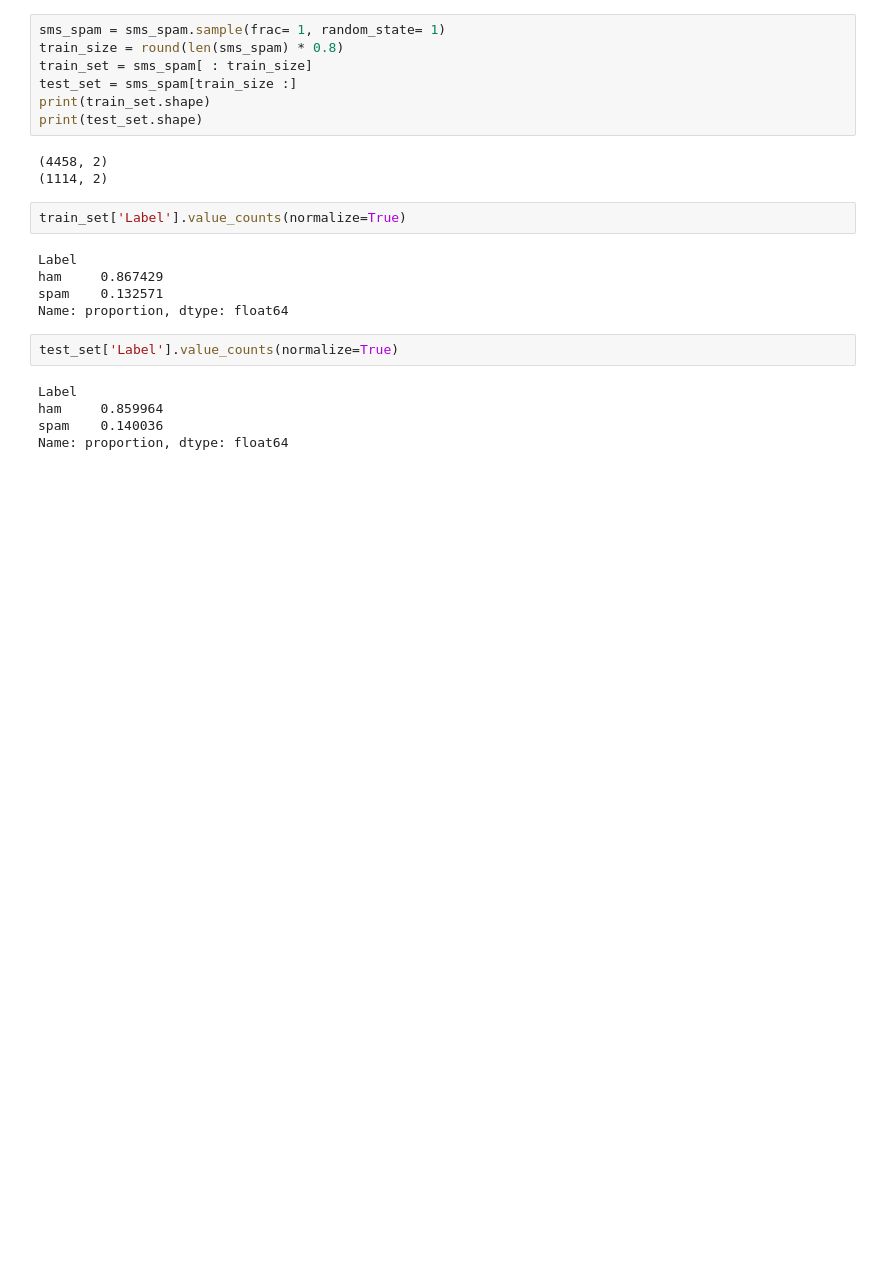
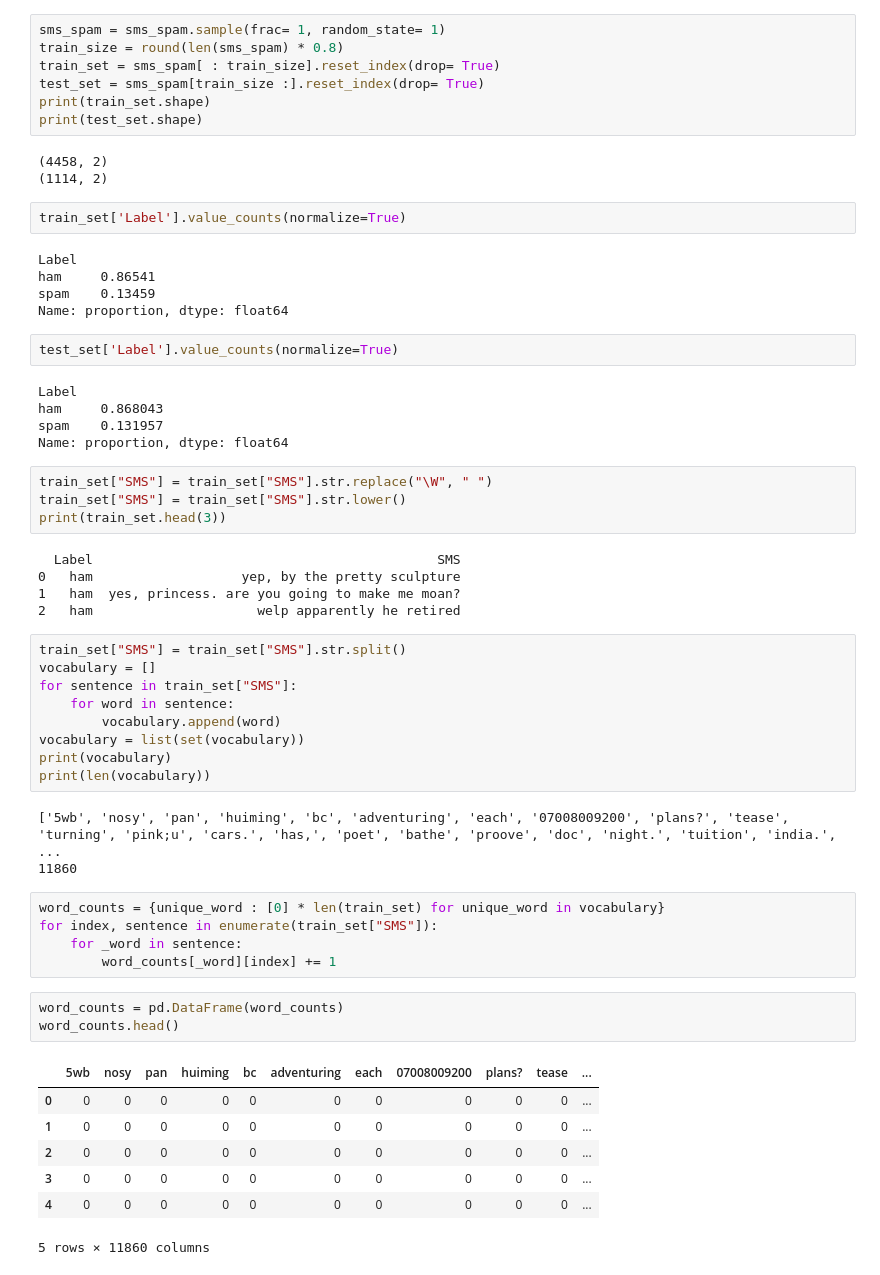
Before and after one commit to HoangLeebadboiz/spam-message, a Jupyter notebook: spam.ipynb, the cells around one changed output. Cells and saved outputs as stored; diff of their text form; blank space fills up the shorter version.

```diff
--- a/spam.ipynb
+++ b/spam.ipynb
@@ -27,8 +27,8 @@ Name: proportion, dtype: float64
 # %%
 sms_spam = sms_spam.sample(frac= 1, random_state= 1)
 train_size = round(len(sms_spam) * 0.8)
-train_set = sms_spam[ : train_size]
-test_set = sms_spam[train_size :]
+train_set = sms_spam[ : train_size].reset_index(drop= True)
+test_set = sms_spam[train_size :].reset_index(drop= True)
 print(train_set.shape)
 print(test_set.shape)
 # %% [output]
@@ -38,13 +38,50 @@ print(test_set.shape)
 train_set['Label'].value_counts(normalize=True)
 # %% [output]
 Label
-ham     0.867429
-spam    0.132571
+ham     0.86541
+spam    0.13459
 Name: proportion, dtype: float64
 # %%
 test_set['Label'].value_counts(normalize=True)
 # %% [output]
 Label
-ham     0.859964
-spam    0.140036
+ham     0.868043
+spam    0.131957
 Name: proportion, dtype: float64
+# %%
+train_set["SMS"] = train_set["SMS"].str.replace("\W", " ")
+train_set["SMS"] = train_set["SMS"].str.lower()
+print(train_set.head(3))
+# %% [output]
+  Label                                            SMS
+0   ham                   yep, by the pretty sculpture
+1   ham  yes, princess. are you going to make me moan?
+2   ham                     welp apparently he retired
+# %%
+train_set["SMS"] = train_set["SMS"].str.split()
+vocabulary = []
+for sentence in train_set["SMS"]:
+    for word in sentence:
+        vocabulary.append(word)
+vocabulary = list(set(vocabulary))
+print(vocabulary)
+print(len(vocabulary))
+# %% [output]
+['5wb', 'nosy', 'pan', 'huiming', 'bc', 'adventuring', 'each', '07008009200', 'plans?', 'tease', 'turning', 'pink;u', 'cars.', 'has,', 'poet', 'bathe', 'proove', 'doc', 'night.', 'tuition', 'india.',  ...
+11860
+# %%
+word_counts = {unique_word : [0] * len(train_set) for unique_word in vocabulary}
+for index, sentence in enumerate(train_set["SMS"]):
+    for _word in sentence:
+        word_counts[_word][index] += 1
+# %%
+word_counts = pd.DataFrame(word_counts)
+word_counts.head()
+# %% [output]
+|  | 5wb | nosy | pan | huiming | bc | adventuring | each | 07008009200 | plans? | tease | ... |
+| 0 | 0 | 0 | 0 | 0 | 0 | 0 | 0 | 0 | 0 | 0 | ... |
+| 1 | 0 | 0 | 0 | 0 | 0 | 0 | 0 | 0 | 0 | 0 | ... |
+| 2 | 0 | 0 | 0 | 0 | 0 | 0 | 0 | 0 | 0 | 0 | ... |
+| 3 | 0 | 0 | 0 | 0 | 0 | 0 | 0 | 0 | 0 | 0 | ... |
+| 4 | 0 | 0 | 0 | 0 | 0 | 0 | 0 | 0 | 0 | 0 | ... |
+5 rows × 11860 columns
```
Also changed, not shown: parts of 6 cells of this notebook, 1 other file.
